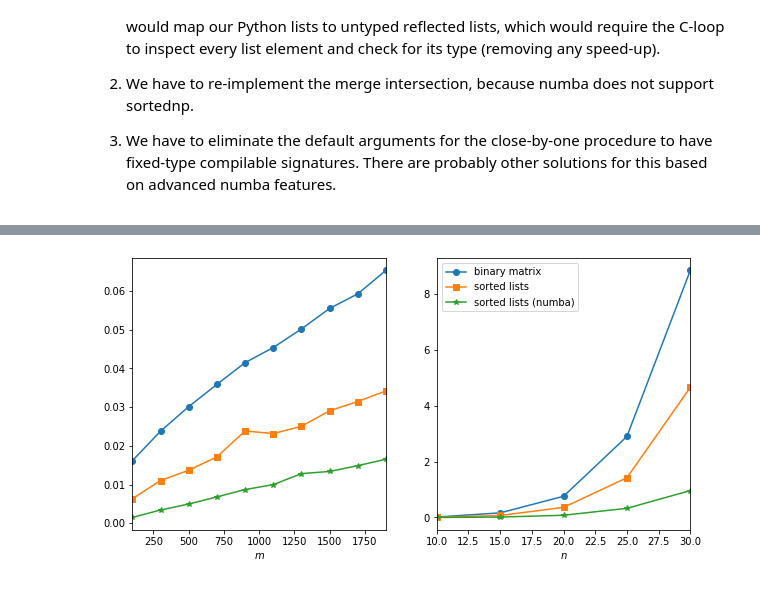
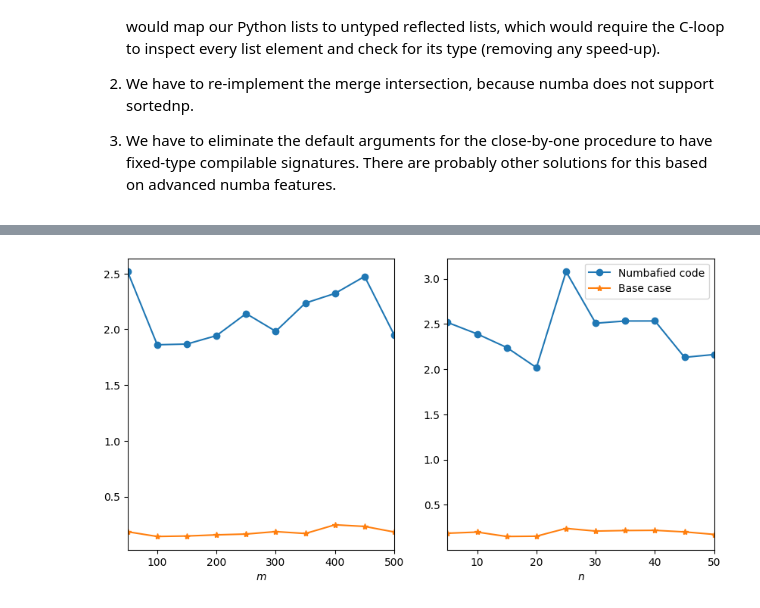
Before and after one commit to marioboley/realkd.py, a Jupyter notebook: numba_testing.ipynb, the cells around one changed output, grey strips where cells are left out. Drawn from its saved outputs; the diff is of its cells as text; code cells hidden in the pictures.

Commit message:
Compare numba code to original

```diff
--- a/numba_testing.ipynb
+++ b/numba_testing.ipynb
@@ -42,7 +42,7 @@ d = {}
 for m in ms:
     for n in ns:
         X = rand_array((m, n), alpha=alpha)
-        true_weights = RNG.random(n)
+        true_weights = RNG.random(n) * 10
         y = X @ true_weights + RNG.random(m)
         y = np.sign(y - y.mean())
         dfX = pd.DataFrame(data=X, index=None, columns=[f'x{i}' for i in range(X.shape[1])])
@@ -272,0 +283,14 @@ During: resolving callee type: type(CPUDispatcher(<function objective_function a
+# %%
+t_numba = {}
+t_base = {}
+
+ms_to_plot = ms
+ns_to_plot = ns
+
+for m in ms_to_plot:
+    t_numba[(m, ns[0])] = %timeit -o run_search_numba(d[(m, ns[0])])
+    t_base[(m, ns[0])] = %timeit -o run_search_base(d[(m, ns[0])])
+
+for n in ns_to_plot:
+    t_numba[(ms[0], n)] = %timeit -o run_search_numba(d[(ms[0], n)])
+    t_base[(ms[0], n)] = %timeit -o run_search_base(d[(ms[0], n)])
@@ -273,29 +413,29 @@ During: resolving callee type: type(CPUDispatcher(<function objective_function a
 # %%
 plt.subplots(1, 2, figsize=(10, 5))
 
-t_bm_mean = [t_bm[(i, 10)].average for i in m]
-t_bm_std = [t_bm[(i, 10)].stdev for i in m]
-t_sl_numba_mean = [t_sl_numba[(i, 10)].average for i in m]
-t_sl_numba_std = [t_sl_numba[(i, 10)].stdev for i in m]
+t_numba_mean = [t_numba[(m, ns[0])].average for m in ms_to_plot]
+t_numba_std = [t_numba[(m, ns[0])].stdev for m in ms_to_plot]
+t_base_mean = [t_base[(m, ns[0])].average for m in ms_to_plot]
+t_base_std = [t_base[(m, ns[0])].stdev for m in ms_to_plot]
 
 plt.subplot(1, 2, 1)
-plt.plot(m, t_bm_mean, marker='o')
-plt.plot(m, t_sl_numba_mean, marker='*')
-plt.xlim(m[0], m[-1])
+plt.plot(ms_to_plot, t_numba_mean, marker='o')
+plt.plot(ms_to_plot, t_base_mean, marker='*')
+plt.xlim(ms_to_plot[0], ms_to_plot[-1])
 plt.xlabel('$m$')
 
-t_bm_mean = [t_bm[(m[0], j)].average for j in n[:5]]
-t_bm_std = [t_bm[(m[0], j)].stdev for j in n[:5]]
-t_sl_numba_mean = [t_sl_numba[(m[0], j)].average for j in n[:5]]
-t_sl_numba_std = [t_sl_numba[(m[0], j)].stdev for j in n[:5]]
+t_numba_mean = [t_numba[(ms[0], n)].average for n in ns_to_plot]
+t_numba_std = [t_numba[(ms[0], n)].stdev for n in ns_to_plot]
+t_base_mean = [t_base[(ms[0], n)].average for n in ns_to_plot]
+t_base_std = [t_base[(ms[0], n)].stdev for n in ns_to_plot]
 
 plt.subplot(1, 2, 2)
-plt.plot(n[:5], t_bm_mean, marker='o', label='binary matrix')
-plt.plot(n[:5], t_sl_numba_mean, marker='*', label='sorted lists (numba)')
-plt.xlim(n[0], n[4])
+plt.plot(ns_to_plot, t_numba_mean, marker='o', label='Numbafied code')
+plt.plot(ns_to_plot, t_base_mean, marker='*', label='Base case')
+plt.xlim(ns_to_plot[0], ns_to_plot[-1])
 plt.xlabel('$n$')
 plt.legend()
 
 plt.show()
 # %% [output]
-[figure, old version]
+[figure, new version]
```
Also changed, not shown: parts of 8 cells of this notebook.
